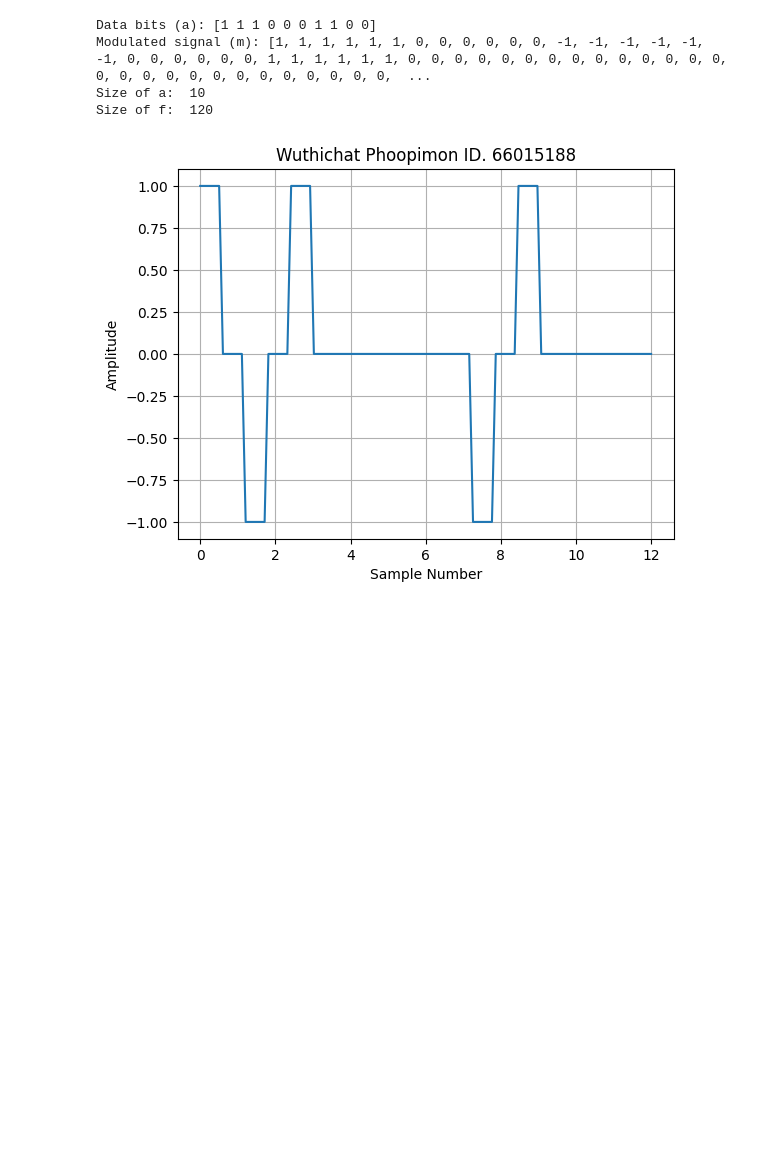
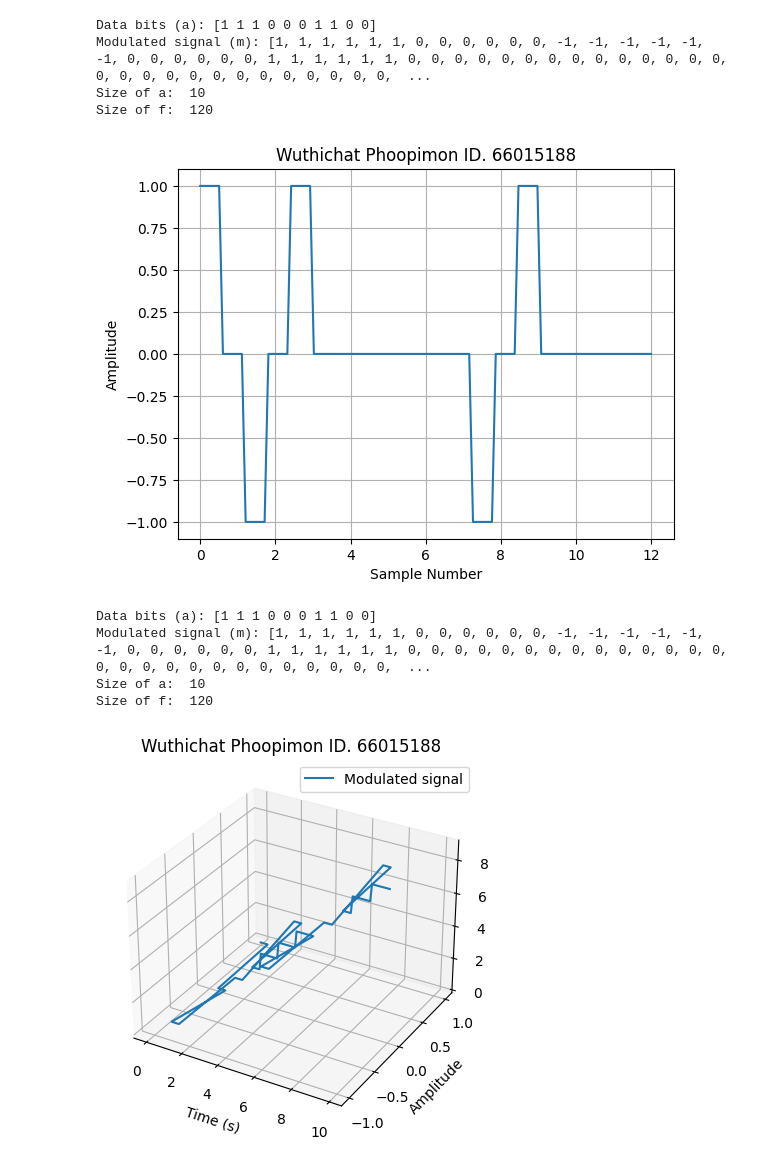
Before and after one commit to Wuthichat/Lab_python, a Jupyter notebook: HW1_BipolarRZ.ipynb, the cells around one changed output. Drawn from its saved outputs; the diff is of its cells as text; code cells hidden in the pictures; blank space fills up the shorter version.

```diff
--- a/HW1_BipolarRZ.ipynb
+++ b/HW1_BipolarRZ.ipynb
@@ -47,3 +48,66 @@ Modulated signal (m): [1, 1, 1, 1, 1, 1, 0, 0, 0, 0, 0, 0, -1, -1, -1, -1, -1, -
 Size of a:  10
 Size of f:  120
 [figure]
+# %%
+''' B) plot the time domain with z-axis representing bit time = 1s '''
+import numpy as np
+import matplotlib.pyplot as plt
+from mpl_toolkits.mplot3d import Axes3D
+import scipy.fftpack
+
+Nbits = 10         # No. bits
+Nsamp = 8 + round(8/2)  # No. samples/bits
+pulse = 1
+
+# 1. Generate data bits a, b #
+np.random.seed(20 + 8)
+a = np.random.randint(0, 2, Nbits)
+b = 2 * a - 1
+
+# 2. Generate modulated signal m(t) #
+m = []
+for i in range(Nbits):
+    if a[i] == 1:
+        m.extend([pulse] * (Nsamp // 2))
+        m.extend([0] * (Nsamp // 2))
+        pulse = pulse * -1
+    else:
+        m.extend([0] * Nsamp)
+
+print("Data bits (a):", a)
+print("Modulated signal (m):", m)
+
+# Compute FFT of the modulated signal
+Mf = scipy.fftpack.fft(m)
+AbsMf = np.abs(Mf)
+
+# Frequency vector
+f = np.linspace(0, Nsamp, Nbits * Nsamp)
+
+print("Size of a: ", a.size)
+print("Size of f: ", f.size)
+
+# Create time axis
+t = np.arange(0, Nbits, 1/Nsamp)
+
+# 3D Plot
+fig = plt.figure()
+ax = fig.add_subplot(111, projection='3d')
+
+# Create z-axis representing bit time
+bit_time = np.repeat(np.arange(Nbits), Nsamp)
+
+ax.plot(t, m, bit_time, zdir='z', label='Modulated signal')
+
+ax.set_xlabel('Time (s)')
+ax.set_ylabel('Amplitude')
+ax.set_zlabel('Bit Time')
+ax.set_title('Wuthichat Phoopimon ID. 66015188')
+ax.legend()
+plt.show()
+# %% [output]
+Data bits (a): [1 1 1 0 0 0 1 1 0 0]
+Modulated signal (m): [1, 1, 1, 1, 1, 1, 0, 0, 0, 0, 0, 0, -1, -1, -1, -1, -1, -1, 0, 0, 0, 0, 0, 0, 1, 1, 1, 1, 1, 1, 0, 0, 0, 0, 0, 0, 0, 0, 0, 0, 0, 0, 0, 0, 0, 0, 0, 0, 0, 0, 0, 0, 0, 0, 0, 0, 0,  ...
+Size of a:  10
+Size of f:  120
+[figure, added]
```
Also changed, not shown: parts of 3 cells of this notebook.
